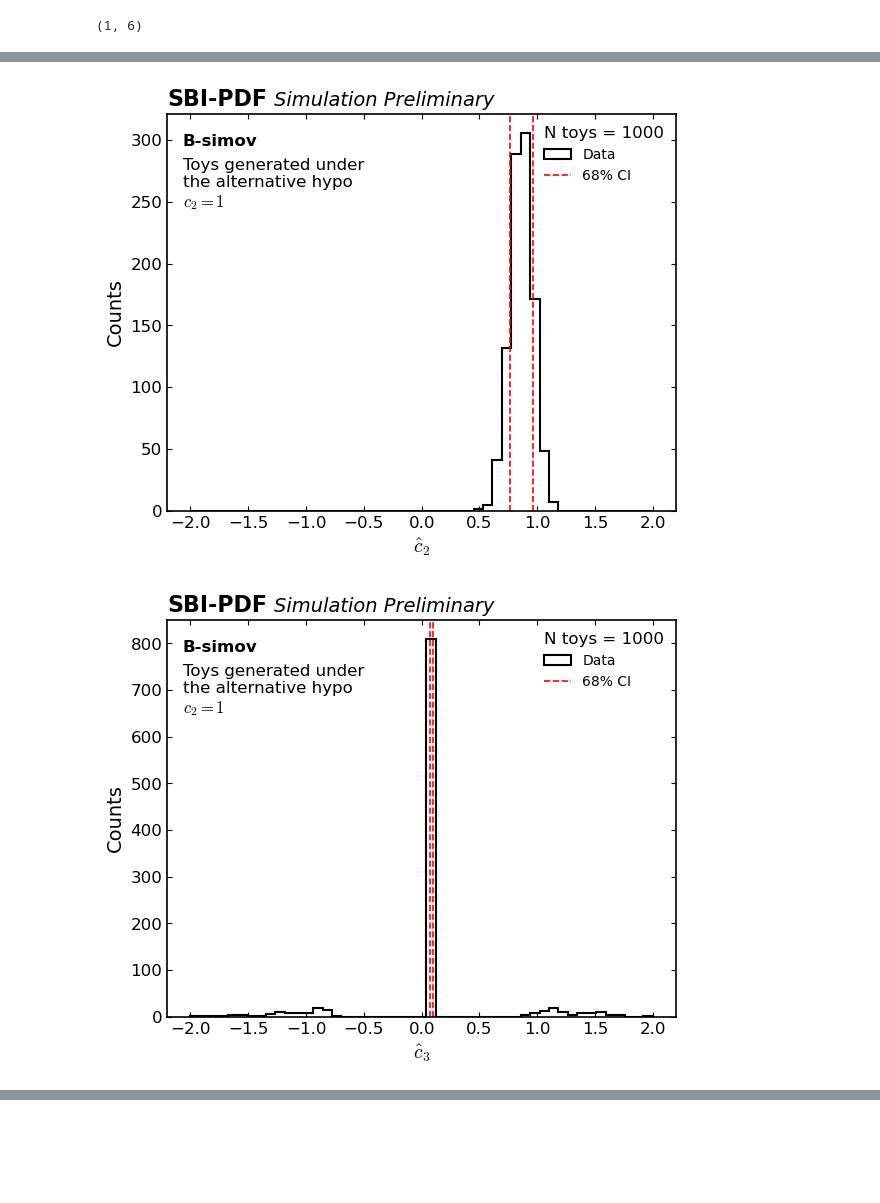
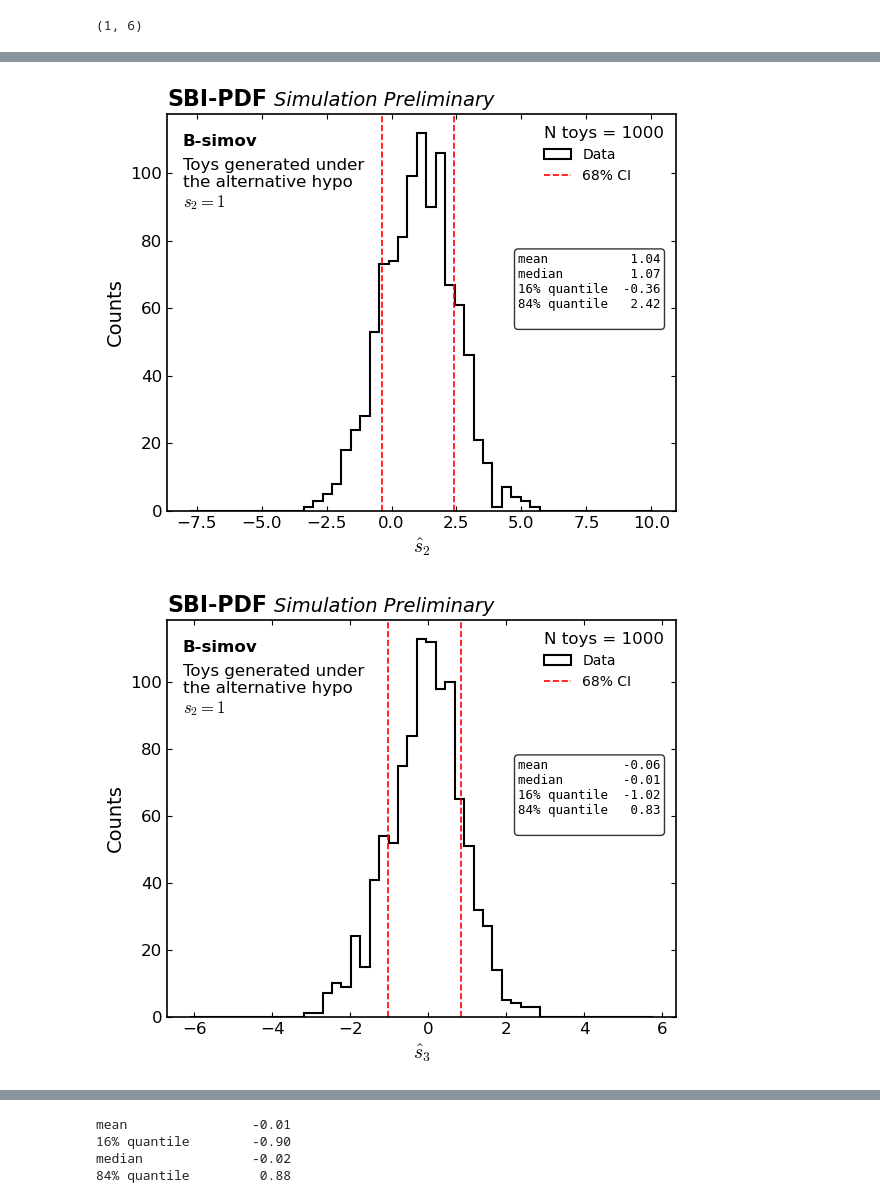
Before and after one commit to HephyAnalysisSW/GOLLUM, a Jupyter notebook: user/kaan/plot_globalfits.ipynb, the cells around one changed output, grey strips where cells are left out. Saved outputs shown, nothing was run; the diff lists cells and outputs as text; code cells hidden in the pictures; blank space fills up the shorter version.

Commit message:
Fixes on the user directory.

```diff
--- a/user/kaan/plot_globalfits.ipynb
+++ b/user/kaan/plot_globalfits.ipynb
@@ -4,4 +4,4 @@ import numpy as np
 import os
 import glob
 
-globalfits = glob.glob("/scratch-cbe/users/alikaan.gueven/SBIPDF/output/toys/globalfit/*.npz")
+globalfits = glob.glob("/scratch-cbe/users/alikaan.gueven/SBIPDF/output/toys/globalfit_shape_2_1.0_mode-poisson_N1000_scale1/*.npz")
@@ -57,7 +83,7 @@ diff = right - left
 # Histogram
 ax.hist(
     n2ll_mins[:, 0],
-    bins=np.linspace(left - diff/2, right + diff/2, 20),
+    bins=np.linspace(left - diff/2, right + diff/2, 50),
     histtype="step",
     linewidth=1.5,
     color="black",
@@ -84,7 +110,7 @@ ax.text(
 body_text = (
     "Toys generated under\n"
     "the alternative hypo\n"
-    r"$\hat{c}_{2} = 1$"
+    r"$\hat{s}_{2} = 1$"
 )
 
 ax.text(
@@ -161,20 +187,49 @@ n_toys = c_hats.shape[0]
 for i in range(n_cols):
     fig, ax = plt.subplots()
 
+    x_min = min(c_hats[:, i])
+    x_max = max(c_hats[:, i])
+    x_diff = x_max - x_min
+    x_lo = x_min - x_diff/2
+    x_hi = x_max + x_diff/2
+
     ax.hist(
         c_hats[:, i],
-        bins=np.linspace(-2, 2, 50),
+        bins=np.linspace(x_lo, x_hi, 50),
         histtype="step",
         linewidth=1.5,
         color="black",
         label="Data"
     )
 
-    q25, q16, q84, q975 = np.percentile(c_hats[:, i], [2.5, 16, 84, 97.5])
+    mean = np.mean(c_hats[:, i])
+    q25, q16, q50, q84, q975 = np.percentile(c_hats[:, i], [2.5, 16, 50, 84, 97.5])
     # ax.axvline(q25, color='red', linestyle=':', linewidth=1.2)
     ax.axvline(q16, color='red', linestyle='--', linewidth=1.2, label="68% CI")
     ax.axvline(q84, color='red', linestyle='--', linewidth=1.2)
     # ax.axvline(q975, color='red', linestyle=':', linewidth=1.2, label="95% CI")
+
+    Wlab = 12
+    Wnum = 7  # room for sign + digits + dot
+
+    stats_text = (
+        f"{'mean':<{Wlab}}{mean:>{Wnum}.2f}\n"
+        f"{'median':<{Wlab}}{q50:>{Wnum}.2f}\n"
+        f"{'16% quantile':<{Wlab}}{q16:>{Wnum}.2f}\n"
+        f"{'84% quantile':<{Wlab}}{q84:>{Wnum}.2f}\n"
+    )
+
+
+
+    ax.text(
+        0.97, 0.65, stats_text,
+        transform=ax.transAxes,
+        fontsize=9,
+        ha="right", va="top",
+        fontfamily="DejaVu Sans Mono",   # <-- key
+        bbox=dict(boxstyle="round,pad=0.3", facecolor="white", alpha=0.8)
+    )
+
 
     ax.text(
         0.03, 0.95,
@@ -188,7 +243,7 @@ for i in range(n_cols):
     body_text = (
         "Toys generated under\n"
         "the alternative hypo\n"
-        r"$c_{2} = 1$"
+        r"$s_{2} = 1$"
     )
 
     ax.text(
@@ -199,7 +254,10 @@ for i in range(n_cols):
         verticalalignment='top',
     )
 
-    ax.set_xlabel(rf"$\hat{{c}}_{i}$")
+    if i == 0:
+        ax.set_xlabel(rf"$\hat{{r}}$")
+    else:
+        ax.set_xlabel(rf"$\hat{{s}}_{i}$")
     ax.set_ylabel("Counts")
 
     ax.text(
@@ -235,2 +293,2 @@ for i in range(n_cols):
-[figure, old version]
+[figure, new version]
-[figure, old version]
+[figure, new version]
@@ -238,0 +297,16 @@ for i in range(n_cols):
+# %%
+Wlab = 15
+Wnum = 10  # room for sign + digits + dot
+
+stats_text = (
+    f"{'mean':<{Wlab}}{mean:>{Wnum}.2f}\n"
+    f"{'16% quantile':<{Wlab}}{q16:>{Wnum}.2f}\n"
+    f"{'median':<{Wlab}}{q50:>{Wnum}.2f}\n"
+    f"{'84% quantile':<{Wlab}}{q84:>{Wnum}.2f}\n"
+)
+print(stats_text)
+# %% [output]
+mean                -0.01
+16% quantile        -0.90
+median              -0.02
+84% quantile         0.88
```
Also changed, not shown: parts of 5 cells of this notebook, 21 other files.
